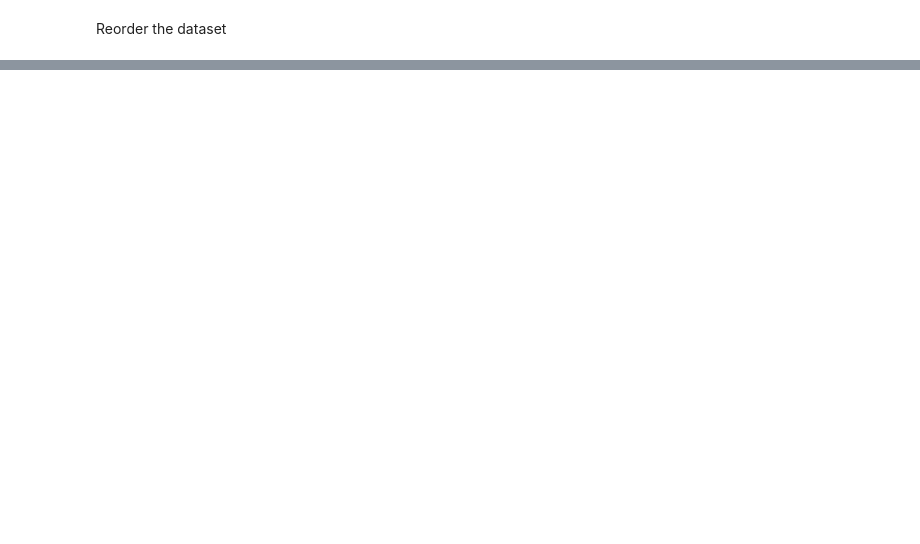
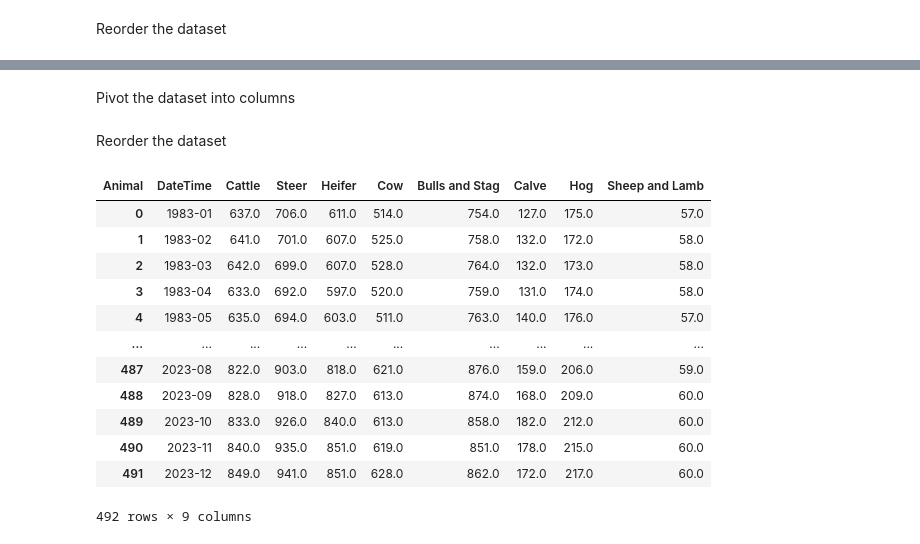
Before and after one commit to SAT-Enjoyers/citadel-datathon, a Jupyter notebook: cleaning/meat.ipynb, the cells around one changed output, grey strips where cells are left out. Saved outputs shown, nothing was run; the diff lists cells and outputs as text; code cells hidden in the pictures; blank space fills up the shorter version.

```diff
--- a/cleaning/meat.ipynb
+++ b/cleaning/meat.ipynb
@@ -247,0 +281,36 @@ slaughter_df
+# %%
+RED_MEAT = list(weights_df[weights_df['Type_Of_Meat'] == 'Red Meat']['Animal'].unique())
+POULTRY = list(weights_df[weights_df['Type_Of_Meat'] == 'Poultry']['Animal'].unique())
+# %% [markdown]
+Pivot the dataset into columns
+# %%
+weights_df = weights_df.pivot_table(
+    index='DateTime',
+    columns='Animal',
+    values='Weight',
+    aggfunc='sum'
+)
+# %%
+weights_df = weights_df.dropna()
+# %% [markdown]
+Reorder the dataset
+# %%
+weights_df = weights_df[RED_MEAT + POULTRY]
+# %%
+weights_df.reset_index(inplace=True)
+weights_df.to_csv(SAVE_DIR + "weights.csv", index=False)
+weights_df
+# %% [output]
+| Animal | DateTime | Cattle | Steer | Heifer | Cow | Bulls and Stag | Calve | Hog | Sheep and Lamb |
+| 0 | 1983-01 | 637.0 | 706.0 | 611.0 | 514.0 | 754.0 | 127.0 | 175.0 | 57.0 |
+| 1 | 1983-02 | 641.0 | 701.0 | 607.0 | 525.0 | 758.0 | 132.0 | 172.0 | 58.0 |
+| 2 | 1983-03 | 642.0 | 699.0 | 607.0 | 528.0 | 764.0 | 132.0 | 173.0 | 58.0 |
+| 3 | 1983-04 | 633.0 | 692.0 | 597.0 | 520.0 | 759.0 | 131.0 | 174.0 | 58.0 |
+| 4 | 1983-05 | 635.0 | 694.0 | 603.0 | 511.0 | 763.0 | 140.0 | 176.0 | 57.0 |
+| ... | ... | ... | ... | ... | ... | ... | ... | ... | ... |
+| 487 | 2023-08 | 822.0 | 903.0 | 818.0 | 621.0 | 876.0 | 159.0 | 206.0 | 59.0 |
+| 488 | 2023-09 | 828.0 | 918.0 | 827.0 | 613.0 | 874.0 | 168.0 | 209.0 | 60.0 |
+| 489 | 2023-10 | 833.0 | 926.0 | 840.0 | 613.0 | 858.0 | 182.0 | 212.0 | 60.0 |
+| 490 | 2023-11 | 840.0 | 935.0 | 851.0 | 619.0 | 851.0 | 178.0 | 215.0 | 60.0 |
+| 491 | 2023-12 | 849.0 | 941.0 | 851.0 | 628.0 | 862.0 | 172.0 | 217.0 | 60.0 |
+492 rows × 9 columns
```
Also changed, not shown: parts of 14 cells of this notebook.
